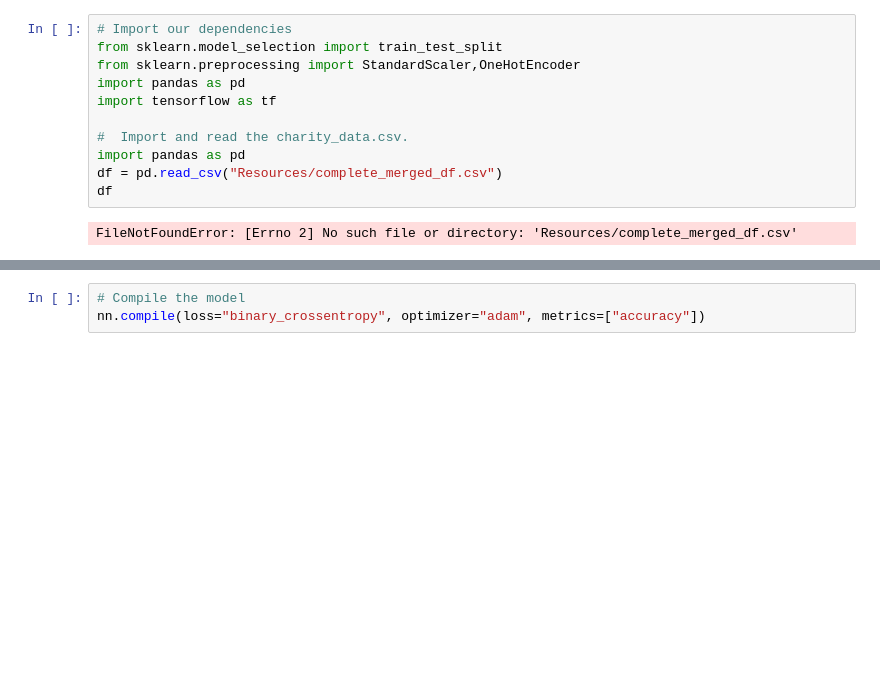
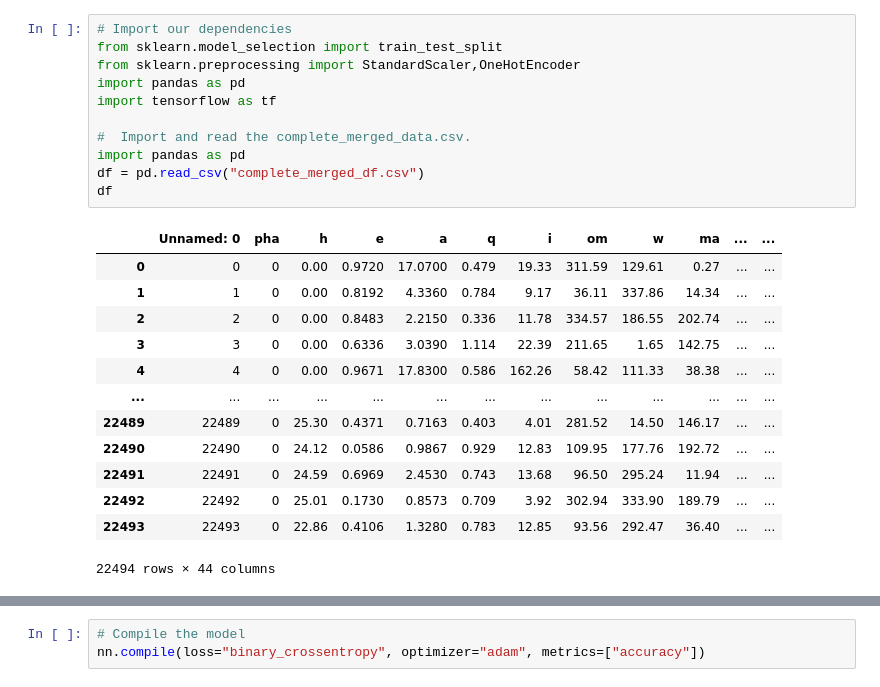
Before and after one commit to AleeAlette1/NEOs_Project, a Jupyter notebook: Machine_Learning/ipynb/FJ_ML2_NN.ipynb, the cells around one changed output, grey strips where cells are left out. Saved outputs shown, nothing was run; the diff lists cells and outputs as text; blank space fills up the shorter version.

```diff
--- a/Machine_Learning/ipynb/FJ_ML2_NN.ipynb
+++ b/Machine_Learning/ipynb/FJ_ML2_NN.ipynb
@@ -1,16 +1,28 @@
 # %%
 # Import our dependencies
 from sklearn.model_selection import train_test_split
 from sklearn.preprocessing import StandardScaler,OneHotEncoder
 import pandas as pd
 import tensorflow as tf
 
-#  Import and read the charity_data.csv.
+#  Import and read the complete_merged_data.csv.
 import pandas as pd
-df = pd.read_csv("Resources/complete_merged_df.csv")
+df = pd.read_csv("complete_merged_df.csv")
 df
 # %% [output]
+|  | Unnamed: 0 | pha | h | e | a | q | i | om | w | ma | ... | ... |
+| 0 | 0 | 0 | 0.00 | 0.9720 | 17.0700 | 0.479 | 19.33 | 311.59 | 129.61 | 0.27 | ... | ... |
+| 1 | 1 | 0 | 0.00 | 0.8192 | 4.3360 | 0.784 | 9.17 | 36.11 | 337.86 | 14.34 | ... | ... |
+| 2 | 2 | 0 | 0.00 | 0.8483 | 2.2150 | 0.336 | 11.78 | 334.57 | 186.55 | 202.74 | ... | ... |
+| 3 | 3 | 0 | 0.00 | 0.6336 | 3.0390 | 1.114 | 22.39 | 211.65 | 1.65 | 142.75 | ... | ... |
+| 4 | 4 | 0 | 0.00 | 0.9671 | 17.8300 | 0.586 | 162.26 | 58.42 | 111.33 | 38.38 | ... | ... |
+| ... | ... | ... | ... | ... | ... | ... | ... | ... | ... | ... | ... | ... |
+| 22489 | 22489 | 0 | 25.30 | 0.4371 | 0.7163 | 0.403 | 4.01 | 281.52 | 14.50 | 146.17 | ... | ... |
+| 22490 | 22490 | 0 | 24.12 | 0.0586 | 0.9867 | 0.929 | 12.83 | 109.95 | 177.76 | 192.72 | ... | ... |
+| 22491 | 22491 | 0 | 24.59 | 0.6969 | 2.4530 | 0.743 | 13.68 | 96.50 | 295.24 | 11.94 | ... | ... |
+| 22492 | 22492 | 0 | 25.01 | 0.1730 | 0.8573 | 0.709 | 3.92 | 302.94 | 333.90 | 189.79 | ... | ... |
+| 22493 | 22493 | 0 | 22.86 | 0.4106 | 1.3280 | 0.783 | 12.85 | 93.56 | 292.47 | 36.40 | ... | ... |
-FileNotFoundError: [Errno 2] No such file or directory: 'Resources/complete_merged_df.csv'
+22494 rows × 44 columns
 # %%
 # Drop the non-beneficial ID columns, 'EIN' and 'NAME'.
 
```
Also changed, not shown: parts of 14 cells of this notebook, 1 other file.
